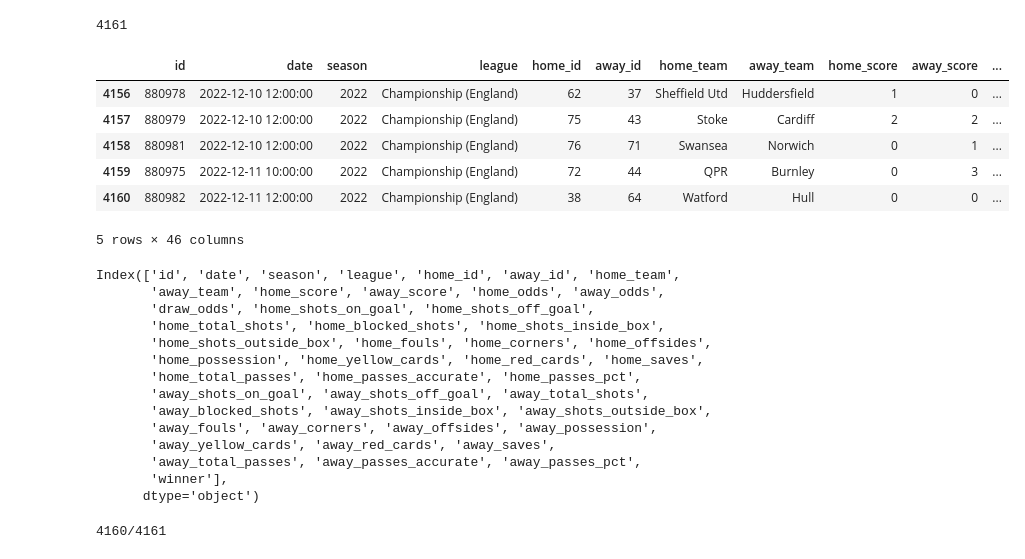
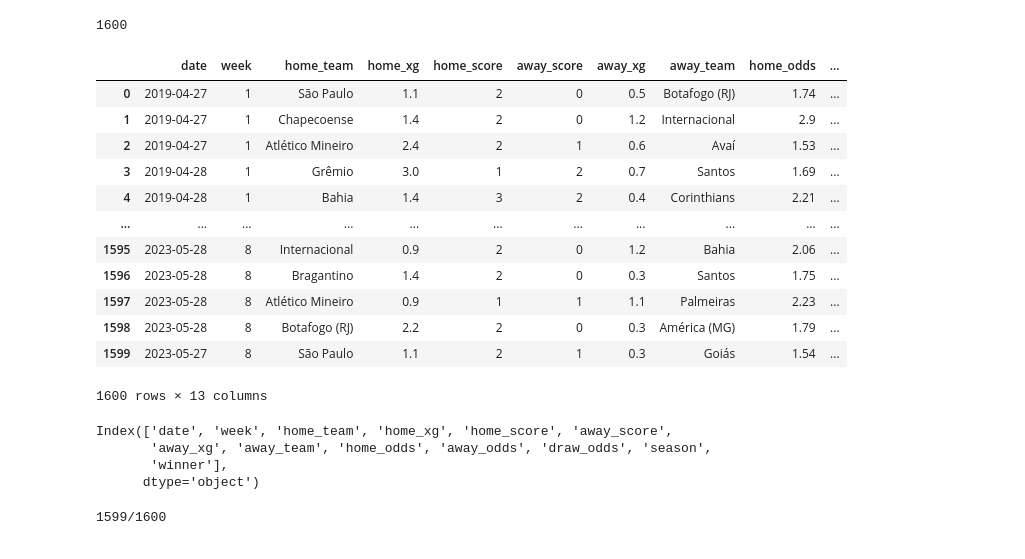
Before and after one commit to caiomelo22/football-predictor, a Jupyter notebook: csv_builder.ipynb, the cells around one changed output. Cells and saved outputs as stored; diff of their text form; code cells hidden in the pictures.

```diff
--- a/csv_builder.ipynb
+++ b/csv_builder.ipynb
@@ -20,45 +12,44 @@ def get_winner(home_score, away_score):
 # %%
-league_id = 40 # Choose the league id
-start_season = 2015
-end_season = 2022
+league = 'serie-a'
+start_season = 2019
+end_season = 2024
 # %%
-query = f"SELECT m.id, m.date, m.season, l.name AS league, ht.id as home_id, at.id as away_id, ht.name as home_team, at.name as away_team, m.home_score, m.away_score, m.home_odds, m.away_odds, m.draw_odds, " + \
-                            "m.home_shots_on_goal, m.home_shots_off_goal, m.home_total_shots, m.home_blocked_shots, m.home_shots_inside_box, m.home_shots_outside_box, m.home_fouls, m.home_corners, m.home_offsides, m.home_possession, m.home_yellow_cards, m.home_red_cards, m.home_saves, m.home_total_passes, m.home_passes_accurate, m.home_passes_pct, " + \
-                            "m.away_shots_on_goal, m.away_shots_off_goal, m.away_total_shots, m.away_blocked_shots, m.away_shots_inside_box, m.away_shots_outside_box, m.away_fouls, m.away_corners, m.away_offsides, m.away_possession, m.away_yellow_cards, m.away_red_cards, m.away_saves, m.away_total_passes, m.away_passes_accurate, m.away_passes_pct " + \
-                            f"FROM matches AS m INNER JOIN teams AS ht ON (m.home_id = ht.id) INNER JOIN teams AS at ON (m.away_id = at.id) INNER JOIN leagues AS l ON (m.league_id = l.id) WHERE (l.id = {league_id} AND m.season >= {start_season} AND m.season <= {end_season}) ORDER BY m.date ASC"
-fixtures_df = hf.execute_query(query)
-fixtures_df['winner'] = fixtures_df.apply(lambda x: get_winner(x['home_score'], x['away_score']), axis=1)
+seasons = []
+
+for season in range(start_season, end_season):
+    seasons.append(pd.read_csv(f"./leagues/{league}/data/{season}-{season + 1}.csv", index_col = 0).reset_index(drop=True))
+    seasons[-1]['season'] = season
+
+fixtures_df = pd.concat(seasons, axis=0).reset_index(drop=True)
+fixtures_df.dropna(subset=['home_odds', 'away_odds', 'away_odds'], inplace=True)
+fixtures_df['winner'] = fixtures_df.apply(lambda x: bf.get_winner(x['home_score'], x['away_score']), axis=1)
 # %%
-print(len(fixtures_df.index))
+print(len(fixtures_df))
 # %% [output]
-4161
+1600
 # %%
-fixtures_df.tail()
+display(fixtures_df)
 # %% [output]
-|  | id | date | season | league | home_id | away_id | home_team | away_team | home_score | away_score | ... |
-| 4156 | 880978 | 2022-12-10 12:00:00 | 2022 | Championship (England) | 62 | 37 | Sheffield Utd | Huddersfield | 1 | 0 | ... |
-| 4157 | 880979 | 2022-12-10 12:00:00 | 2022 | Championship (England) | 75 | 43 | Stoke | Cardiff | 2 | 2 | ... |
-| 4158 | 880981 | 2022-12-10 12:00:00 | 2022 | Championship (England) | 76 | 71 | Swansea | Norwich | 0 | 1 | ... |
-| 4159 | 880975 | 2022-12-11 10:00:00 | 2022 | Championship (England) | 72 | 44 | QPR | Burnley | 0 | 3 | ... |
-| 4160 | 880982 | 2022-12-11 12:00:00 | 2022 | Championship (England) | 38 | 64 | Watford | Hull | 0 | 0 | ... |
+|  | date | week | home_team | home_xg | home_score | away_score | away_xg | away_team | home_odds | ... |
+| 0 | 2019-04-27 | 1 | São Paulo | 1.1 | 2 | 0 | 0.5 | Botafogo (RJ) | 1.74 | ... |
+| 1 | 2019-04-27 | 1 | Chapecoense | 1.4 | 2 | 0 | 1.2 | Internacional | 2.9 | ... |
+| 2 | 2019-04-27 | 1 | Atlético Mineiro | 2.4 | 2 | 1 | 0.6 | Avaí | 1.53 | ... |
+| 3 | 2019-04-28 | 1 | Grêmio | 3.0 | 1 | 2 | 0.7 | Santos | 1.69 | ... |
+| 4 | 2019-04-28 | 1 | Bahia | 1.4 | 3 | 2 | 0.4 | Corinthians | 2.21 | ... |
+| ... | ... | ... | ... | ... | ... | ... | ... | ... | ... | ... |
+| 1595 | 2023-05-28 | 8 | Internacional | 0.9 | 2 | 0 | 1.2 | Bahia | 2.06 | ... |
+| 1596 | 2023-05-28 | 8 | Bragantino | 1.4 | 2 | 0 | 0.3 | Santos | 1.75 | ... |
+| 1597 | 2023-05-28 | 8 | Atlético Mineiro | 0.9 | 1 | 1 | 1.1 | Palmeiras | 2.23 | ... |
+| 1598 | 2023-05-28 | 8 | Botafogo (RJ) | 2.2 | 2 | 0 | 0.3 | América (MG) | 1.79 | ... |
+| 1599 | 2023-05-27 | 8 | São Paulo | 1.1 | 2 | 1 | 0.3 | Goiás | 1.54 | ... |
-5 rows × 46 columns
+1600 rows × 13 columns
 # %%
 n_last_games = 5
 # %%
 print(fixtures_df.columns)
 # %% [output]
-Index(['id', 'date', 'season', 'league', 'home_id', 'away_id', 'home_team',
-       'away_team', 'home_score', 'away_score', 'home_odds', 'away_odds',
-       'draw_odds', 'home_shots_on_goal', 'home_shots_off_goal',
-       'home_total_shots', 'home_blocked_shots', 'home_shots_inside_box',
-       'home_shots_outside_box', 'home_fouls', 'home_corners', 'home_offsides',
-       'home_possession', 'home_yellow_cards', 'home_red_cards', 'home_saves',
-       'home_total_passes', 'home_passes_accurate', 'home_passes_pct',
-       'away_shots_on_goal', 'away_shots_off_goal', 'away_total_shots',
-       'away_blocked_shots', 'away_shots_inside_box', 'away_shots_outside_box',
-       'away_fouls', 'away_corners', 'away_offsides', 'away_possession',
-       'away_yellow_cards', 'away_red_cards', 'away_saves',
-       'away_total_passes', 'away_passes_accurate', 'away_passes_pct',
+Index(['date', 'week', 'home_team', 'home_xg', 'home_score', 'away_score',
+       'away_xg', 'away_team', 'home_odds', 'away_odds', 'draw_odds', 'season',
        'winner'],
       dtype='object')
 # %%
@@ -69,18 +60,18 @@ for index, game in fixtures_df.iterrows():
 
     print("{}/{}".format(index, len(fixtures_df.index)))
 
-    if(pd.isnull(game['home_odds']) or pd.isnull(game['home_passes_accurate'])):
+    if pd.isnull(game['home_odds']):
         continue
 
-    home_stats = hf.get_team_previous_games_stats(game['home_id'], game['season'], game['date'], 'H', n_last_games, fixtures_df)
+    home_stats = bf.get_team_previous_games_stats(game['home_team'], game['season'], game['date'], 'H', n_last_games, fixtures_df)
     if not home_stats:
         continue
 
-    away_stats = hf.get_team_previous_games_stats(game['away_id'], game['season'], game['date'], 'A', n_last_games, fixtures_df)
+    away_stats = bf.get_team_previous_games_stats(game['away_team'], game['season'], game['date'], 'A', n_last_games, fixtures_df)
     if not away_stats:
         continue
 
-    data_model.append([game['id'], game['date'], game['season'], game['home_team'], game['away_team'], game['home_odds'], game['away_odds'], game['draw_odds']] + home_stats + away_stats + [game['winner'], game['home_score'], game['away_score']])
+    data_model.append([game['date'], game['season'], game['home_team'], game['away_team'], game['home_odds'], game['away_odds'], game['draw_odds']] + home_stats + away_stats + [game['winner'], game['home_score'], game['away_score']])
 # %% [output]
-4160/4161
+1599/1600
 # %%
```
Also changed, not shown: parts of 5 cells of this notebook, 18 other files.
